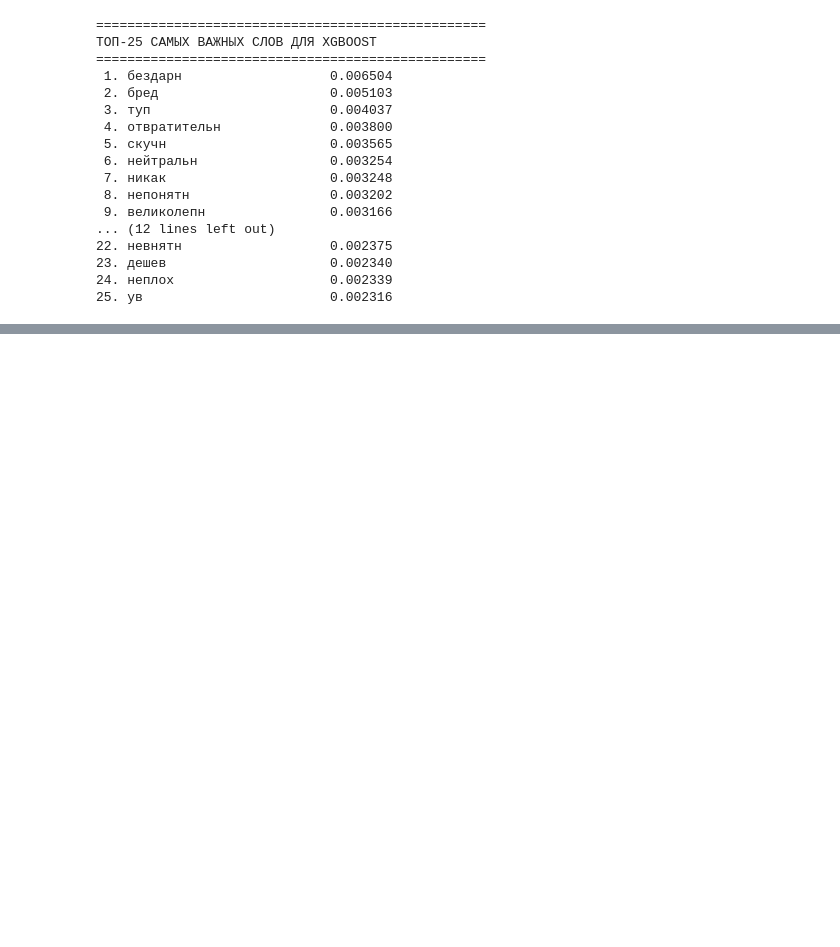
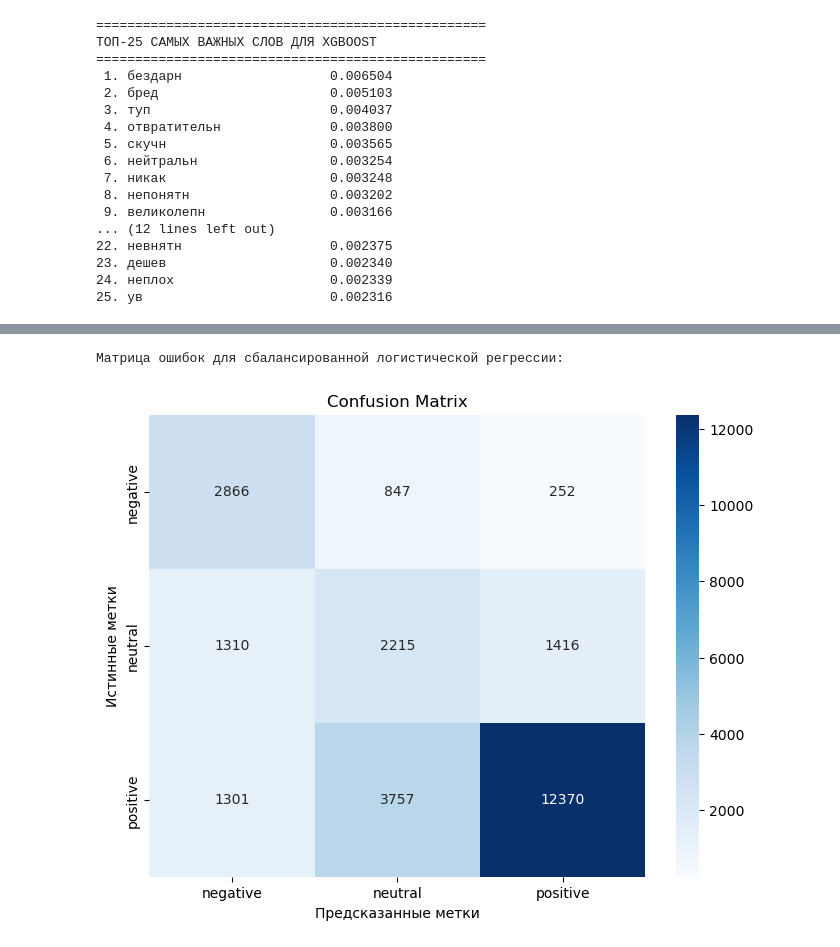
Before and after one commit to Sssn4ke/NLP_study, a Jupyter notebook: NLP_start.ipynb, the cells around one changed output, grey strips where cells are left out. Saved outputs shown, nothing was run; the diff lists cells and outputs as text; code cells hidden in the pictures; blank space fills up the shorter version.

```diff
--- a/NLP_start.ipynb
+++ b/NLP_start.ipynb
@@ -1065,0 +821,29 @@ weighted avg       0.75      0.72      0.73     26334
+# %%
+
+X = df['lemmatized_text']
+y = df['sentiment']
+
+# Разделяем данные
+X_train_w2v, X_test_w2v, y_train, y_test = train_test_split(
+    X_w2v, y, test_size=0.2, random_state=42, stratify=y
+)
+# %%
+
+#Сбалансированная логистическая регрессия
+lr_balanced = LogisticRegression(
+    class_weight='balanced',
+    random_state=42,
+    max_iter=1000,
+    multi_class='multinomial'
+)
+
+lr_balanced.fit(X_train_w2v, y_train)
+
+# Предсказания
+y_pred_balanced  = lr_balanced.predict(X_test_w2v)
+
+# Оценка качества
+print("Сбалансированная логистическая регрессия:")
+print(f"Accuracy: {accuracy_score(y_test, y_pred_balanced):.4f}")
+print("\n")
+print(classification_report(y_test, y_pred_balanced, target_names=lr_balanced.classes_))
@@ -1065,0 +864,17 @@ weighted avg       0.75      0.72      0.73     26334
+# %%
+# Матрица ошибок
+def plot_confusion_matrix(y_true, y_pred, classes):
+    cm = confusion_matrix(y_true, y_pred)
+    plt.figure(figsize=(8, 6))
+    sns.heatmap(cm, annot=True, fmt='d', cmap='Blues',
+                xticklabels=classes, yticklabels=classes)
+    plt.title('Confusion Matrix')
+    plt.ylabel('Истинные метки')
+    plt.xlabel('Предсказанные метки')
+    plt.show()
+
+print("Матрица ошибок для сбалансированной логистической регрессии:")
+plot_confusion_matrix(y_test, y_pred_balanced, lr_balanced.classes_)
+# %% [output]
+Матрица ошибок для сбалансированной логистической регрессии:
+[figure, added]
```
Also changed, not shown: parts of 44 cells of this notebook.
